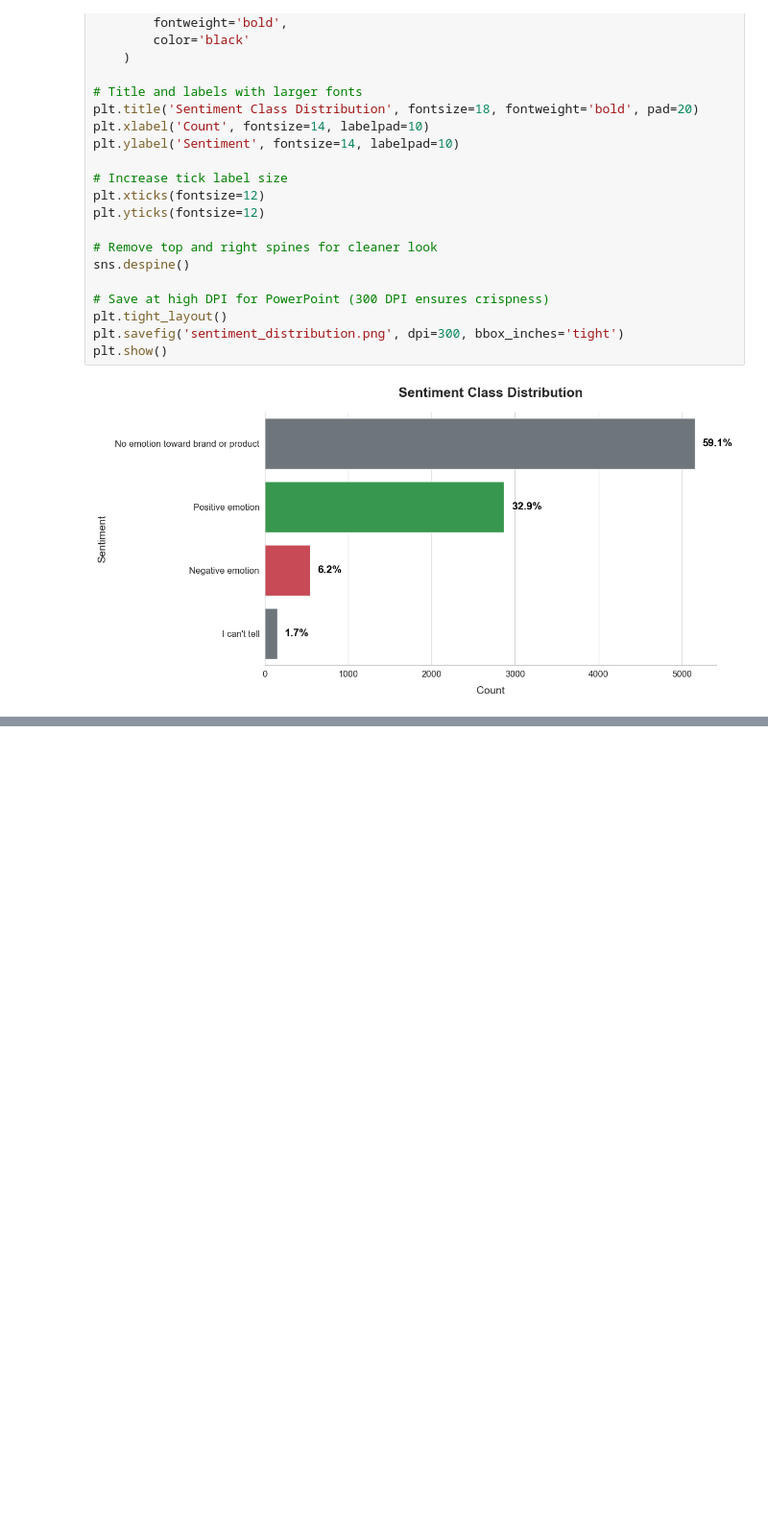
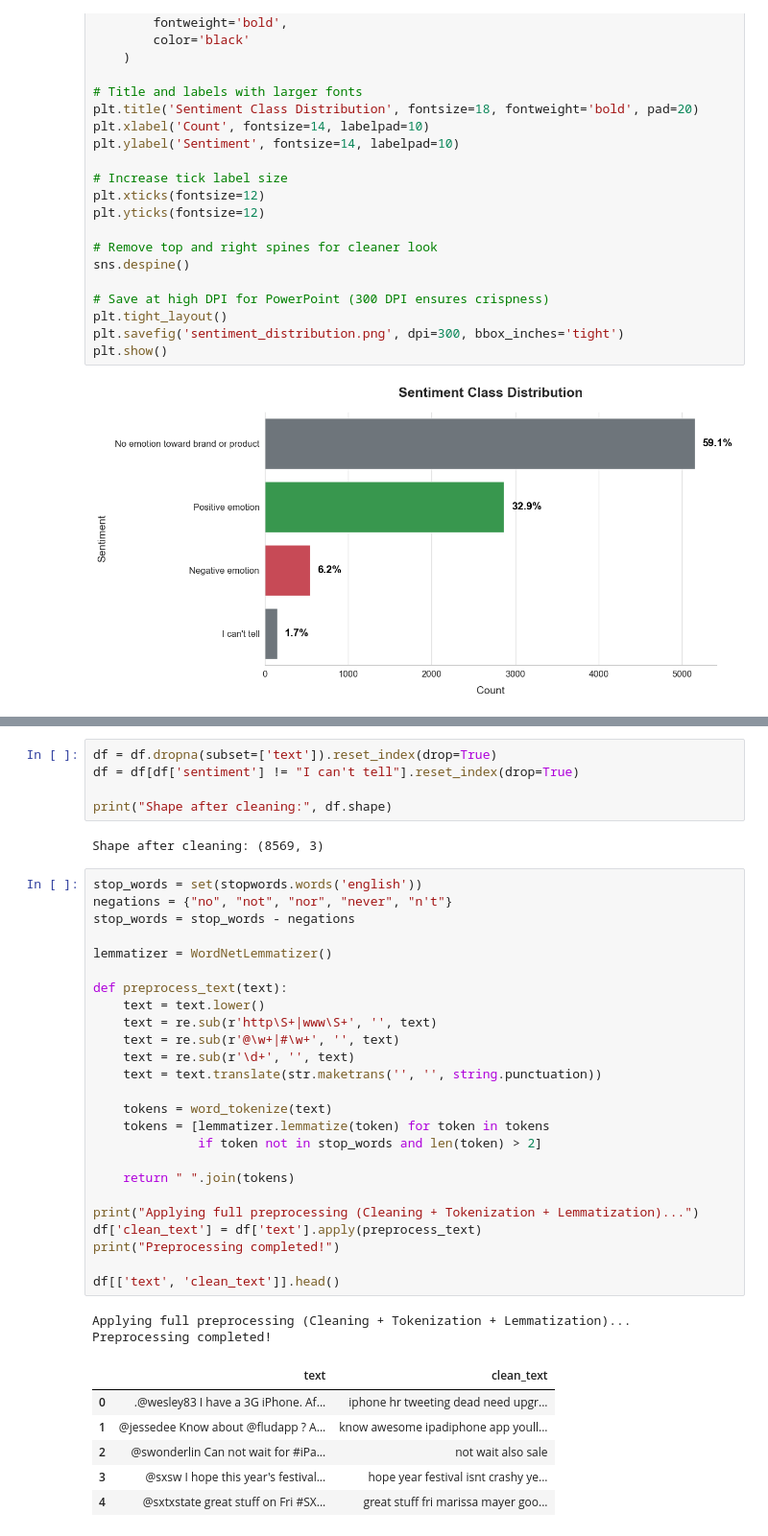
Before and after one commit to Dahir-ke/Group4-Sentiment-Analysis-, a Jupyter notebook: Notebook.ipynb, the cells around one changed output, grey strips where cells are left out. Shown at 96% size. Cells and saved outputs as stored; diff of their text form; blank space fills up the shorter version.

Commit message:
Data Cleaning and preprocessing

```diff
--- a/Notebook.ipynb
+++ b/Notebook.ipynb
@@ -180,0 +193,41 @@ plt.show()
+# %%
+df = df.dropna(subset=['text']).reset_index(drop=True)
+df = df[df['sentiment'] != "I can't tell"].reset_index(drop=True)
+
+print("Shape after cleaning:", df.shape)
+# %% [output]
+Shape after cleaning: (8569, 3)
+# %%
+stop_words = set(stopwords.words('english'))
+negations = {"no", "not", "nor", "never", "n't"}
+stop_words = stop_words - negations
+
+lemmatizer = WordNetLemmatizer()
+
+def preprocess_text(text):
+    text = text.lower()
+    text = re.sub(r'http\S+|www\S+', '', text)
+    text = re.sub(r'@\w+|#\w+', '', text)
+    text = re.sub(r'\d+', '', text)
+    text = text.translate(str.maketrans('', '', string.punctuation))
+
+    tokens = word_tokenize(text)
+    tokens = [lemmatizer.lemmatize(token) for token in tokens
+              if token not in stop_words and len(token) > 2]
+
+    return " ".join(tokens)
+
+print("Applying full preprocessing (Cleaning + Tokenization + Lemmatization)...")
+df['clean_text'] = df['text'].apply(preprocess_text)
+print("Preprocessing completed!")
+
+df[['text', 'clean_text']].head()
+# %% [output]
+Applying full preprocessing (Cleaning + Tokenization + Lemmatization)...
+Preprocessing completed!
+|  | text | clean_text |
+| 0 | .@wesley83 I have a 3G iPhone. Af... | iphone hr tweeting dead need upgr... |
+| 1 | @jessedee Know about @fludapp ? A... | know awesome ipadiphone app youll... |
+| 2 | @swonderlin Can not wait for #iPa... | not wait also sale |
+| 3 | @sxsw I hope this year's festival... | hope year festival isnt crashy ye... |
+| 4 | @sxtxstate great stuff on Fri #SX... | great stuff fri marissa mayer goo... |
```
Also changed, not shown: parts of 1 cell of this notebook.
